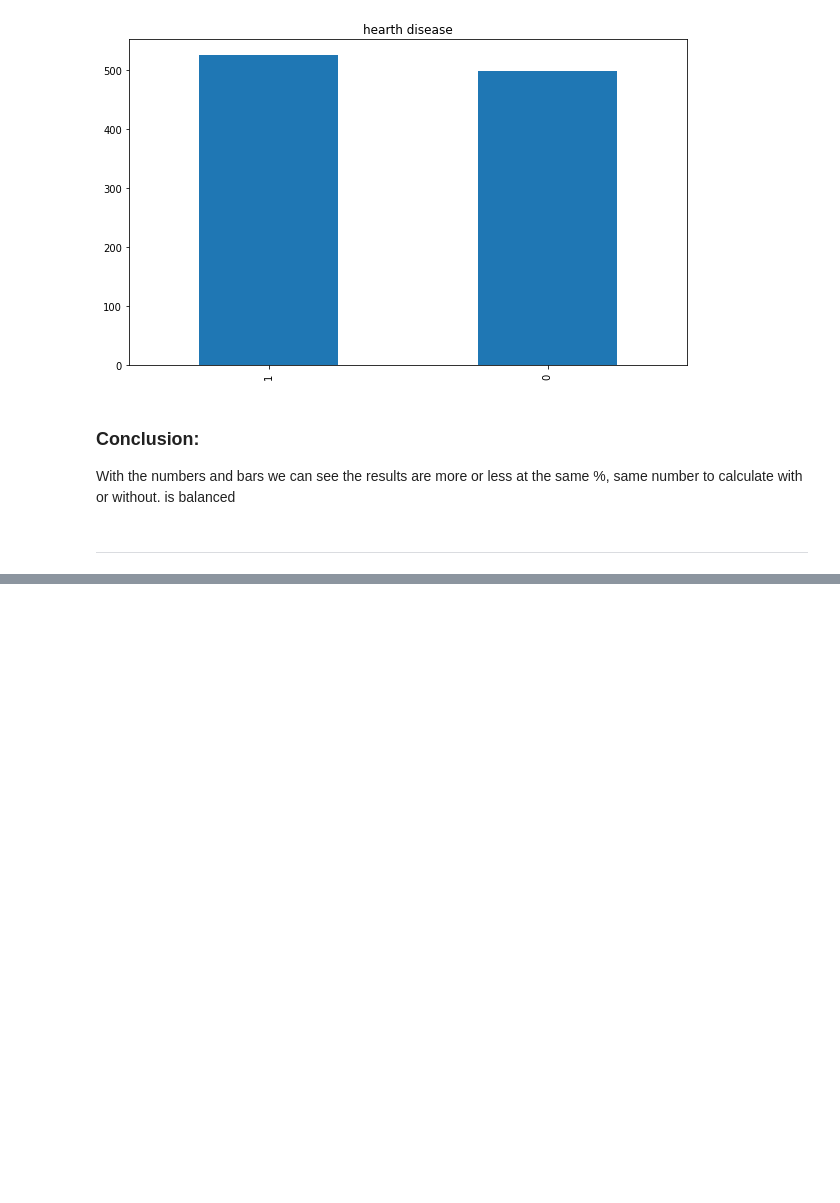
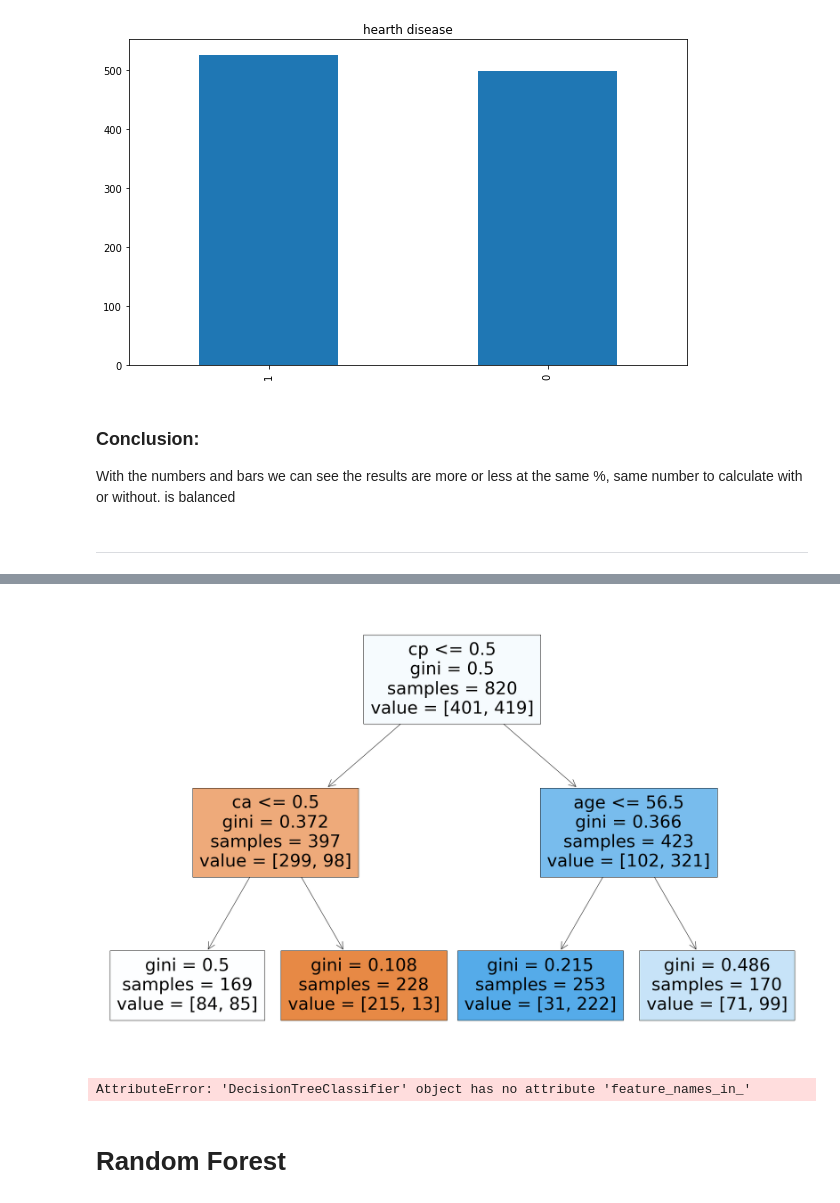
Before and after one commit to chsanleo/AI_project_Heart-Disease, a Jupyter notebook: Heart-Disease.ipynb, the cells around one changed output, grey strips where cells are left out. Cells and saved outputs as stored; diff of their text form; code cells hidden in the pictures; blank space fills up the shorter version.

Commit message:
decision tree

```diff
--- a/Heart-Disease.ipynb
+++ b/Heart-Disease.ipynb
@@ -291,0 +297,3 @@ X_train, X_test, y_train, y_test = train_test_split(X, y, test_size=0.2, random_
+# %%
+model = DecisionTreeClassifier(random_state=1, max_depth=2)
+model.fit(X_train, y_train)
@@ -291,0 +354,15 @@ X_train, X_test, y_train, y_test = train_test_split(X, y, test_size=0.2, random_
+# %%
+# Print Decision Tree
+fig = plt.figure(figsize=(30,20))
+_ = tree.plot_tree(model,
+                   feature_names=X_train.columns,
+                   filled=True)
+# %% [output]
+[figure, added]
+# %%
+# Feature importance
+plt.barh(model.feature_names_in_, model.feature_importances_)
+# %% [output]
+AttributeError: 'DecisionTreeClassifier' object has no attribute 'feature_names_in_'
+# %% [markdown]
+# Random Forest
```
Also changed, not shown: parts of 11 cells of this notebook.
